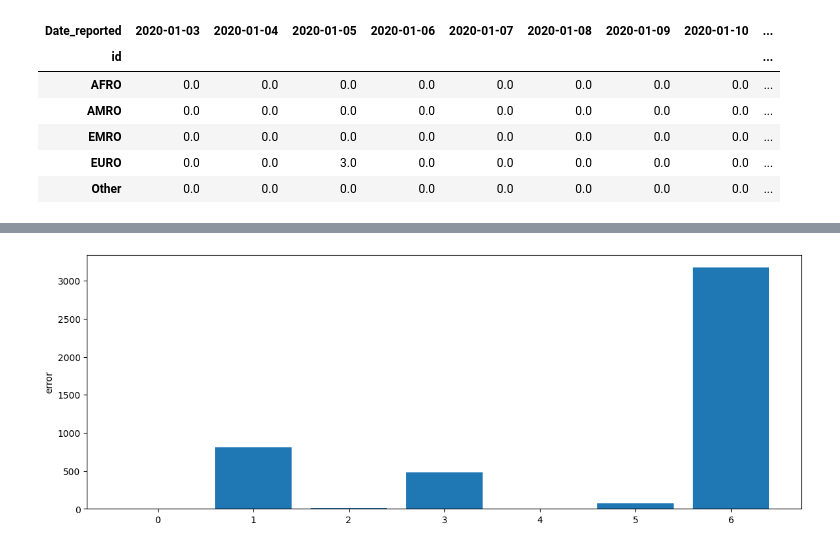
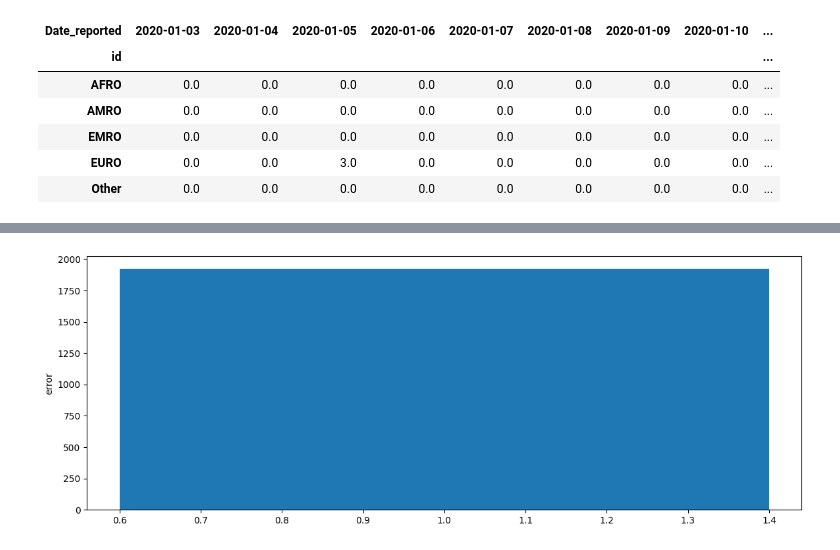
Before and after one commit to samuell07/timeseries-forecasting, a Jupyter notebook: covid_deaths/models/covid-deaths-gnn.ipynb, the cells around one changed output, grey strips where cells are left out. Saved outputs shown, nothing was run; the diff lists cells and outputs as text; code cells hidden in the pictures.

```diff
--- a/covid_deaths/models/covid-deaths-gnn.ipynb
+++ b/covid_deaths/models/covid-deaths-gnn.ipynb
@@ -142,7 +133,7 @@ def create_label(df, today):
 ### DEFINE TRAIN, VALID, TEST DATES ###
 
 train_date = unique_dates[0]
-valid_date = unique_dates[-(len(unique_dates) // 2)]
+valid_date = unique_dates[-(len(unique_dates) // 2) + 1]
 test_date = unique_dates[-len(unique_dates) // 4]
 # %%
 X_seq, X_cor, X_feat, y = [], [], [], []
@@ -248,19 +239,19 @@ def get_model():
     inp_lap = Input((um_countries_regions, um_countries_regions))
     inp_feat = Input((um_countries_regions, X_train_feat.shape[-1]))
 
-    x = GraphConv(32, activation="relu")([inp_feat, inp_lap])
-    x = GraphConv(16, activation="relu")([x, inp_lap])
+    x = GraphConv(256, activation="relu")([inp_feat, inp_lap])
+    x = GraphConv(128, activation="relu")([x, inp_lap])
     x = Flatten()(x)
 
-    xx = LSTM(128, activation="relu", return_sequences=True)(inp_seq)
-    xx = LSTM(32, activation="relu")(xx)
+    xx = LSTM(256, activation="relu", return_sequences=True)(inp_seq)
+    xx = LSTM(128, activation="relu")(xx)
 
     x = Concatenate()([x, xx])
-    x = BatchNormalization()(x)
-    x = Dropout(0.5)(x)
+    # x = BatchNormalization()(x)
+    x = Dropout(0.2)(x)
+    x = Dense(256, activation="relu")(x)
     x = Dense(128, activation="relu")(x)
-    x = Dense(32, activation="relu")(x)
-    x = Dropout(0.3)(x)
+    x = Dropout(0.1)(x)
     out = Dense(1)(x)
 
     model = Model([inp_seq, inp_lap, inp_feat], out)
@@ -313,8 +304,8 @@ for store in range(um_countries_regions):
     model.fit(
         [X_train_seq, X_train_lap, X_train_feat],
         y_train[:, store],
-        epochs=100,
-        batch_size=256,
+        epochs=1000,
+        batch_size=30,
         validation_data=([X_valid_seq, X_valid_lap, X_valid_feat], y_test[:, store]),
         callbacks=[es],
         verbose=2,
@@ -343,9 +456,7 @@ ValueError: in user code:
 # %%
 ### RMSE ON TEST DATA ###
 
-error = {}
 
-for store in range(7):
-    error[store] = np.sqrt(
-        mean_squared_error(reverse_test[:, store], pred_test_all[:, store])
-    )
+
+error = np.sqrt(mean_squared_error(reverse_test, pred_test_all))
+pred_test_all
@@ -352,13 +471,13 @@ for store in range(7):
 # %%
 ### PLOT RMSE ###
 
 plt.figure(figsize=(14, 5))
-plt.bar(range(7), error.values())
-plt.xticks(range(7), [str(s) for s in range(7)])
+plt.bar(1 ,error)
+# plt.xticks(range(7), [str(s) for s in range(7)])
 plt.ylabel("error")
 np.set_printoptions(False)
 # %% [output]
-[figure, old version]
+[figure, new version]
 # %%
 def plot_predictions(y_true, y_pred, store, item):
     y_true = y_true.reshape(1, -1, 7)
```
Also changed, not shown: parts of 11 cells of this notebook, 1 other file.
